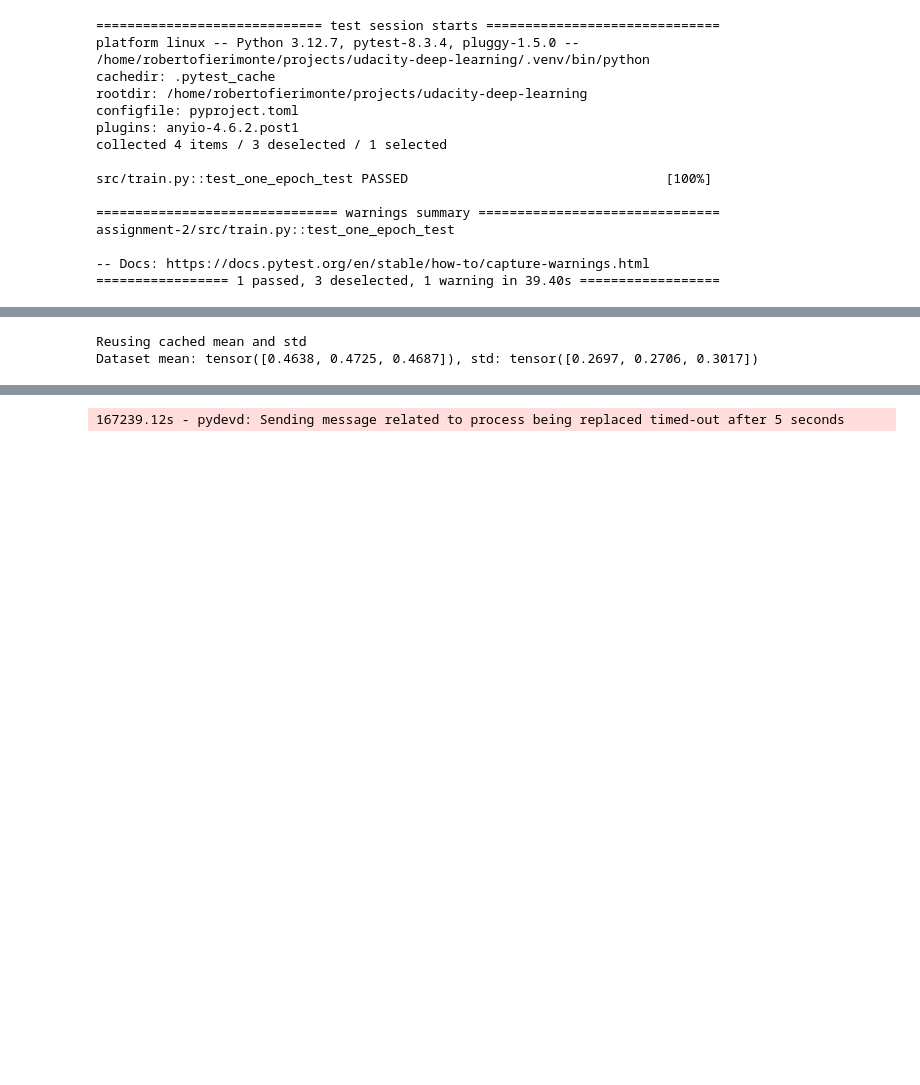
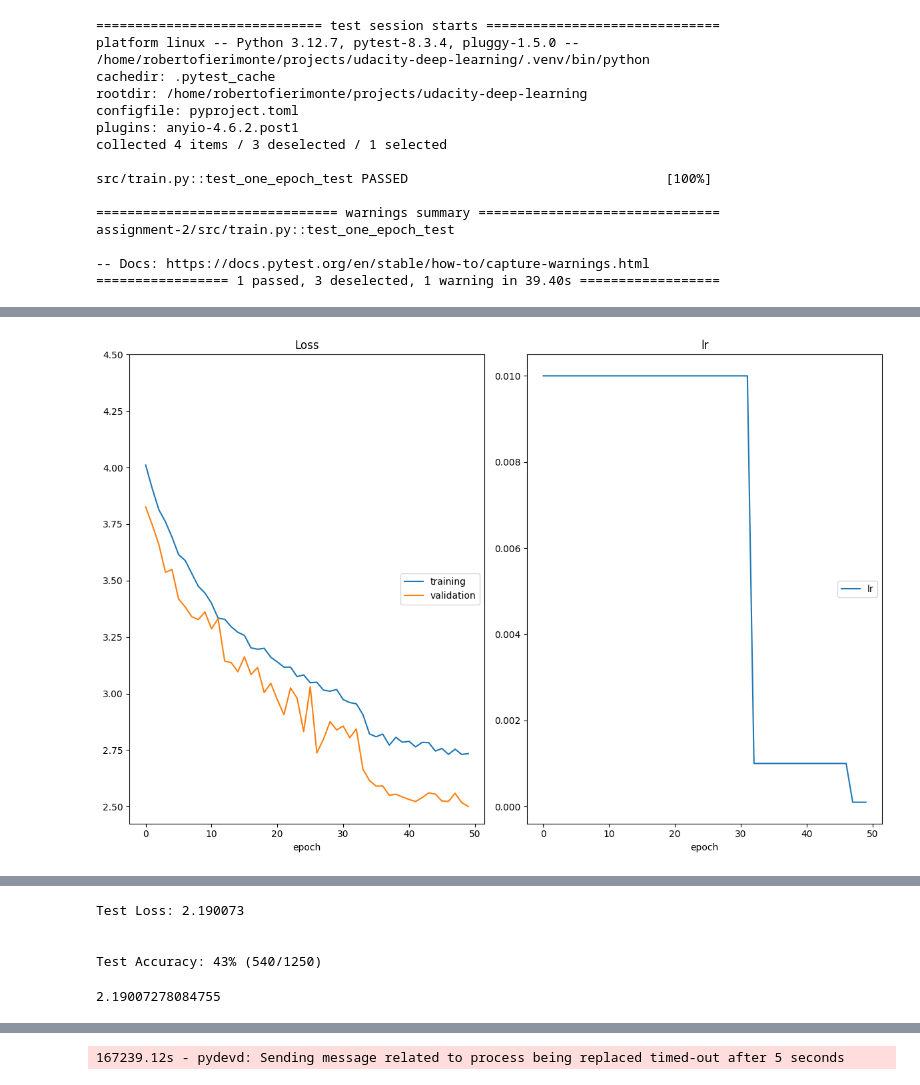
Before and after one commit to robertofierimonte/udacity-deep-learning, a Jupyter notebook: assignment-2/cnn_from_scratch.ipynb, the cells around one changed output, grey strips where cells are left out. Saved outputs shown, nothing was run; the diff lists cells and outputs as text; code cells hidden in the pictures; blank space fills up the shorter version.

```diff
--- a/assignment-2/cnn_from_scratch.ipynb
+++ b/assignment-2/cnn_from_scratch.ipynb
@@ -350,10 +350,11 @@ batch_size = 64        # size of the minibatch for stochastic gradient descent (
 valid_size = 0.2       # fraction of the training data to reserve for validation
 num_epochs = 50        # number of epochs for training
 num_classes = 50       # number of classes. Do not change this
-dropout = 0.4          # dropout for our model
-learning_rate = 0.001  # Learning rate for SGD (or Adam)
+dropout = 0.5          # dropout for our model
+learning_rate = 0.01  # Learning rate for SGD (or Adam)
 opt = 'sgd'            # optimizer. 'sgd' or 'adam'
-weight_decay = 0.3     # regularization. Increase this to combat overfitting
+weight_decay = 0.02     # regularization. Increase this to combat overfitting
+momentum = 0.5
 # %%
 from src.data import get_data_loaders
 from src.train import optimize
@@ -367,35 +368,35 @@ data_loaders = get_data_loaders(
     batch_size=batch_size,
     valid_size=valid_size,
 )
 
 # instance model MyModel with num_classes and drouput defined in the previous
 # cell
 model = MyModel(num_classes=num_classes, dropout=dropout)
 
 # Get the optimizer using get_optimizer and the model you just created, the learning rate,
 # the optimizer and the weight decay specified in the previous cell
 optimizer = get_optimizer(
     model=model,
     optimizer=opt,
     learning_rate=learning_rate,
+    momentum=momentum,
     weight_decay=weight_decay,
 )
 
 # Get the loss using get_loss
 loss = get_loss()
 
 optimize(
     data_loaders,
     model,
     optimizer,
     loss,
     n_epochs=num_epochs,
     save_path="checkpoints/best_val_loss.pt",
     interactive_tracking=True
 )
 # %% [output]
-Reusing cached mean and std
-Dataset mean: tensor([0.4638, 0.4725, 0.4687]), std: tensor([0.2697, 0.2706, 0.3017])
+[figure, added]
 # %% [markdown]
 ---
 ## <img src="static_images/icons/noun-advance-2109145.png" alt=">" style="width:50px"/> Step 6: testing against the Test Set
@@ -414,6 +415,12 @@ model.load_state_dict(torch.load("checkpoints/best_val_loss.pt", weights_only=Tr
 
 # Run test
 one_epoch_test(data_loaders['test'], model, loss)
+# %% [output]
+Test Loss: 2.190073
+
+
+Test Accuracy: 43% (540/1250)
+2.19007278084755
 # %% [markdown]
 ---
 ## <img src="static_images/icons/noun-advance-2109145.png" alt=">" style="width:50px"/> Step 7: Export using torchscript
```
Also changed, not shown: 4 other files.
